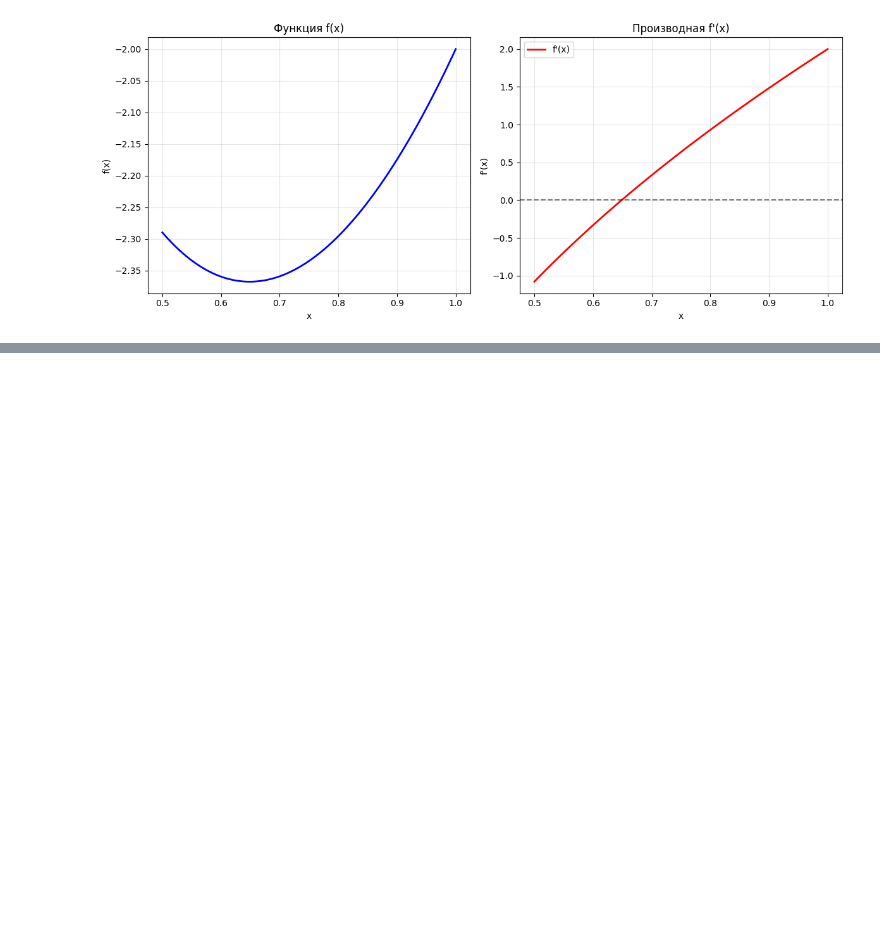
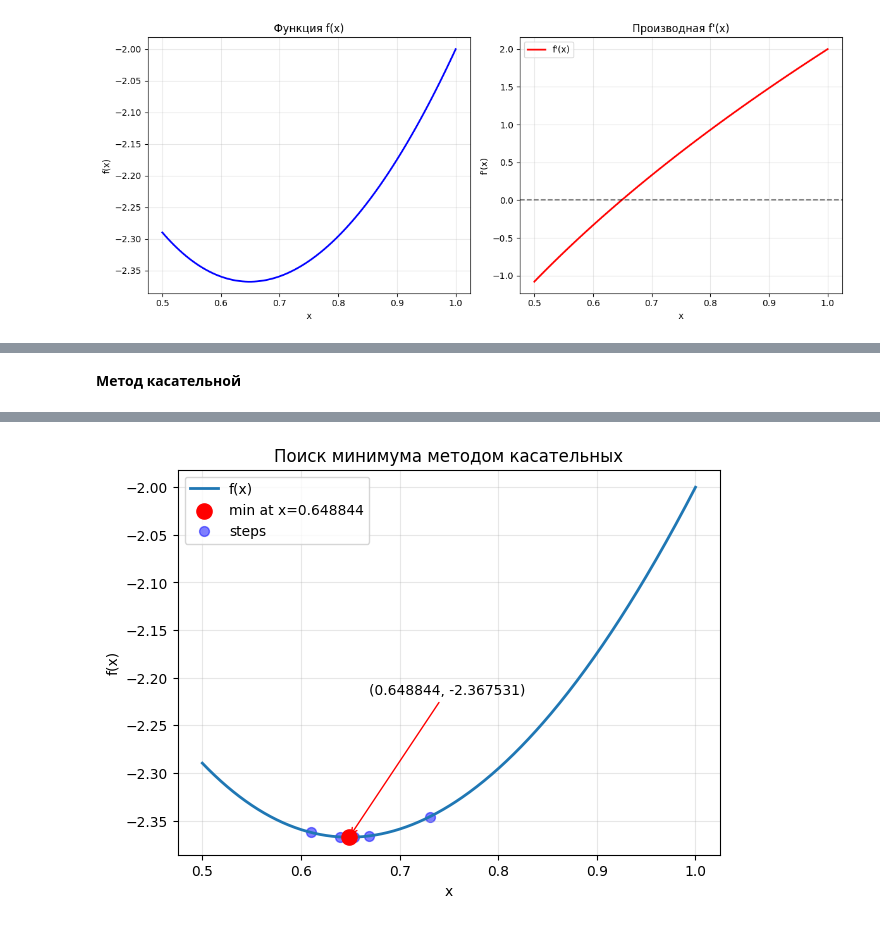
Before and after one commit to Qweyke/class-decision-theory, a Jupyter notebook: task_1/function_minimize.ipynb, the cells around one changed output, grey strips where cells are left out. Cells and saved outputs as stored; diff of their text form; code cells hidden in the pictures; blank space fills up the shorter version.

Commit message:
refactor: try to implement right method

```diff
--- a/task_1/function_minimize.ipynb
+++ b/task_1/function_minimize.ipynb
@@ -69,0 +149,74 @@ np.float64(0.6180339887498949)
+# %% [markdown]
+**Метод касательной**
+# %%
+import numpy as np
+import pandas as pd
+import matplotlib.pyplot as plt
+
+def tangent_method_table(f, f_prime, a=0.5, b=1.0, eps=1e-6, max_iter=50):
+    steps_x = []
+    steps_y = []
+    table = []
+
+    fa, fpa = f(a), f_prime(a)
+    fb, fpb = f(b), f_prime(b)
+
+    for step in range(1, max_iter + 1):
+
+        # точка пересечения касательных
+        x = (fb - fa + a*fpa - b*fpb) / (fpa - fpb)
+        fx = f(x)
+        fpx = f_prime(x)
+
+        steps_x.append(x)
+        steps_y.append(fx)
+
+        table.append([step, a, b, x, fx, fpx])
+
+        # условие остановки
+        if abs(fpx) < eps:
+            df = pd.DataFrame(table, columns=["Step", "a", "b", "x", "f(x)", "f'(x)"])
+            return x, steps_x, steps_y, df, step
+
+        if np.sign(fpx) == np.sign(fpa):
+            a = x
+            fa, fpa = fx, fpx
+        else:
+            b = x
+            fb, fpb = fx, fpx
+
+    df = pd.DataFrame(table, columns=["Step", "a", "b", "x", "f(x)", "f'(x)"])
+    return x, steps_x, steps_y, df, max_iter
+
+
+xmin, steps_x, steps_y, df_steps, num_steps = tangent_method_table(f_lambd, f_der_lambd)
+
+print("Minimum at x =", xmin)
+print("f(xmin) =", f_lambd(xmin))
+print("Number of steps:", num_steps)
+
+print("\nFirst 10 steps:")
+print(df_steps.head(10))
+
+xx = np.linspace(0.5, 1.0, 400)
+yy = f_lambd(xx)
+
+plt.figure(figsize=(7, 5))
+plt.plot(xx, yy, linewidth=2, label="f(x)")
+plt.scatter([xmin], [f_lambd(xmin)], s=120, color="red", zorder=5,
+            label=f"min at x={xmin:.6f}")
+
+plt.annotate(f"({xmin:.6f}, {f_lambd(xmin):.6f})",
+             xy=(xmin, f_lambd(xmin)),
+             xytext=(xmin + 0.02, f_lambd(xmin) + 0.15),
+             arrowprops=dict(arrowstyle="->", color="red"))
+
+plt.scatter(steps_x, steps_y, s=50, color="blue", alpha=0.5, label="steps")
+
+plt.grid(True, alpha=0.3)
+plt.xlabel("x")
+plt.ylabel("f(x)")
+plt.title("Поиск минимума методом касательных")
+plt.legend()
+plt.show()
+# %% [output]
@@ -69,0 +239 @@ np.float64(0.6180339887498949)
+[figure, added]
```
Also changed, not shown: parts of 6 cells of this notebook.
